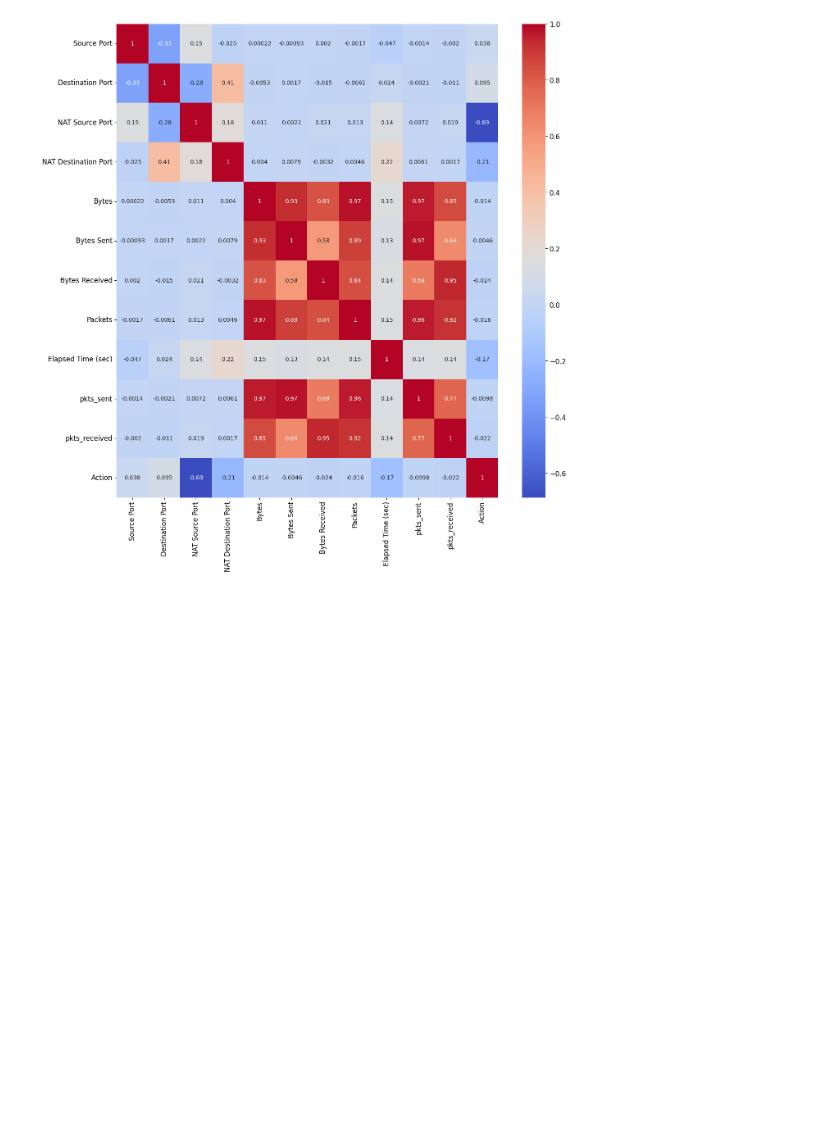
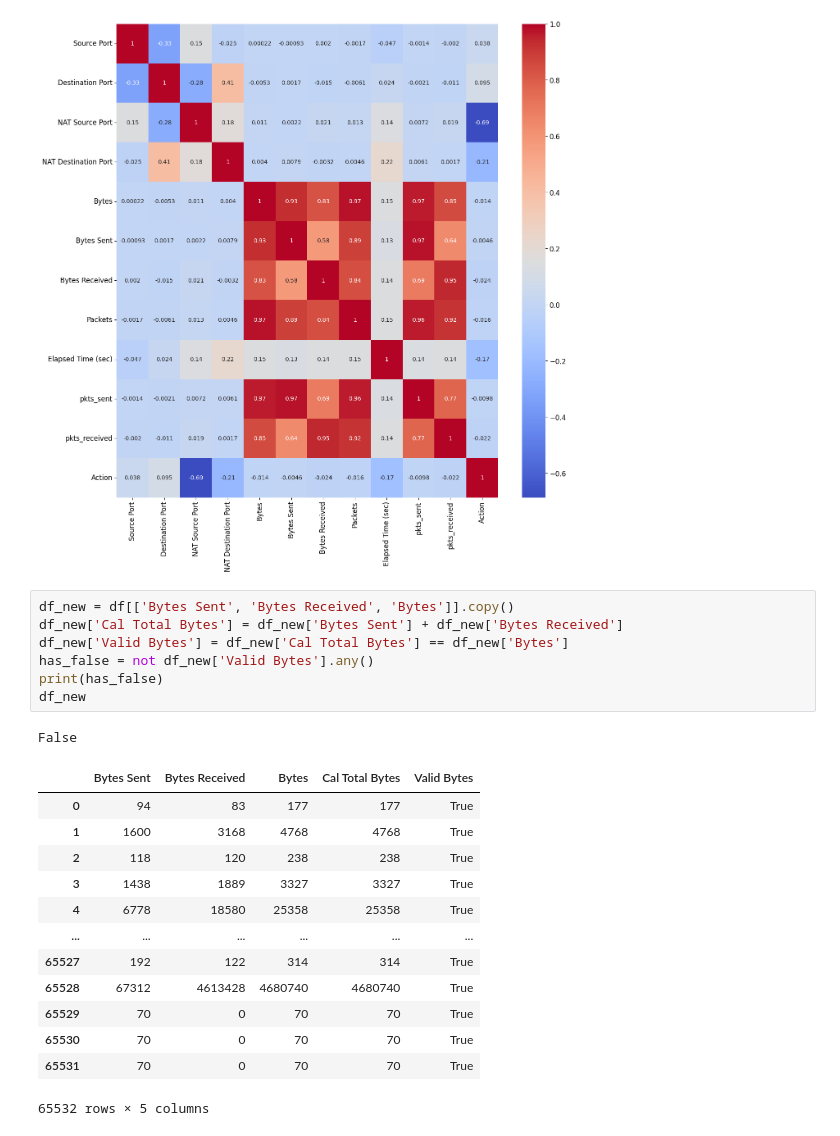
Before and after one commit to JeremiahHerring/Predict-Firewall-Actions, a Jupyter notebook: data-preprocessing.ipynb, the cells around one changed output. Saved outputs shown, nothing was run; the diff lists cells and outputs as text; blank space fills up the shorter version.

Commit message:
add checks to see if packets and bytes add up

```diff
--- a/data-preprocessing.ipynb
+++ b/data-preprocessing.ipynb
@@ -184,3 +184,25 @@ plt.show()
 # %% [output]
 [figure]
 [figure]
+# %%
+df_new = df[['Bytes Sent', 'Bytes Received', 'Bytes']].copy()
+df_new['Cal Total Bytes'] = df_new['Bytes Sent'] + df_new['Bytes Received']
+df_new['Valid Bytes'] = df_new['Cal Total Bytes'] == df_new['Bytes']
+has_false = not df_new['Valid Bytes'].any()
+print(has_false)
+df_new
+# %% [output]
+False
+|  | Bytes Sent | Bytes Received | Bytes | Cal Total Bytes | Valid Bytes |
+| 0 | 94 | 83 | 177 | 177 | True |
+| 1 | 1600 | 3168 | 4768 | 4768 | True |
+| 2 | 118 | 120 | 238 | 238 | True |
+| 3 | 1438 | 1889 | 3327 | 3327 | True |
+| 4 | 6778 | 18580 | 25358 | 25358 | True |
+| ... | ... | ... | ... | ... | ... |
+| 65527 | 192 | 122 | 314 | 314 | True |
+| 65528 | 67312 | 4613428 | 4680740 | 4680740 | True |
+| 65529 | 70 | 0 | 70 | 70 | True |
+| 65530 | 70 | 0 | 70 | 70 | True |
+| 65531 | 70 | 0 | 70 | 70 | True |
+65532 rows × 5 columns
```
Also changed, not shown: parts of 1 cell of this notebook.
